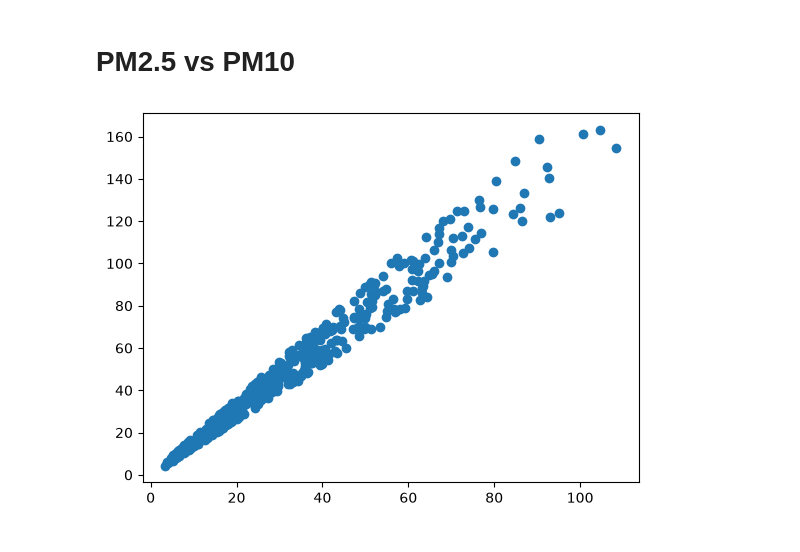
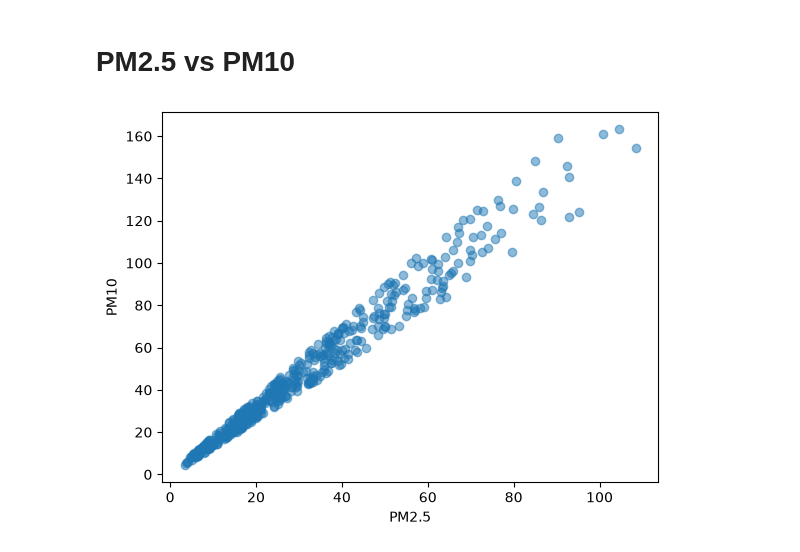
Before and after one commit to kosishadh/Global-Air-Quality-Analysis, a Jupyter notebook: main.ipynb, the cells around one changed output. Cells and saved outputs as stored; diff of their text form; code cells hidden in the pictures.

```diff
--- a/main.ipynb
+++ b/main.ipynb
@@ -232,9 +232,12 @@ plt.show()
 # %%
 import matplotlib.pyplot as plt
 import pandas as pd
 df = pd.read_csv("data.csv")
 
-plt.scatter(df["PM2.5"] , df["PM10"])
+plt.scatter(df["PM2.5"] , df["PM10"],alpha=0.5)
+plt.xlabel('PM2.5')
+plt.ylabel('PM10')
+plt.title('PM10 vs PM2.5')
 plt.show()
 # %% [output]
-[figure, old version]
+[figure, new version]
```
